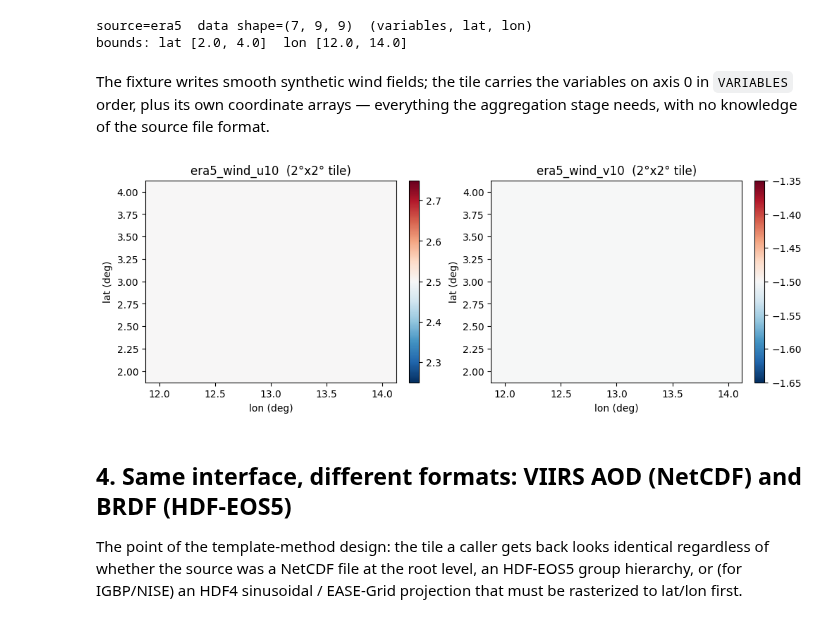
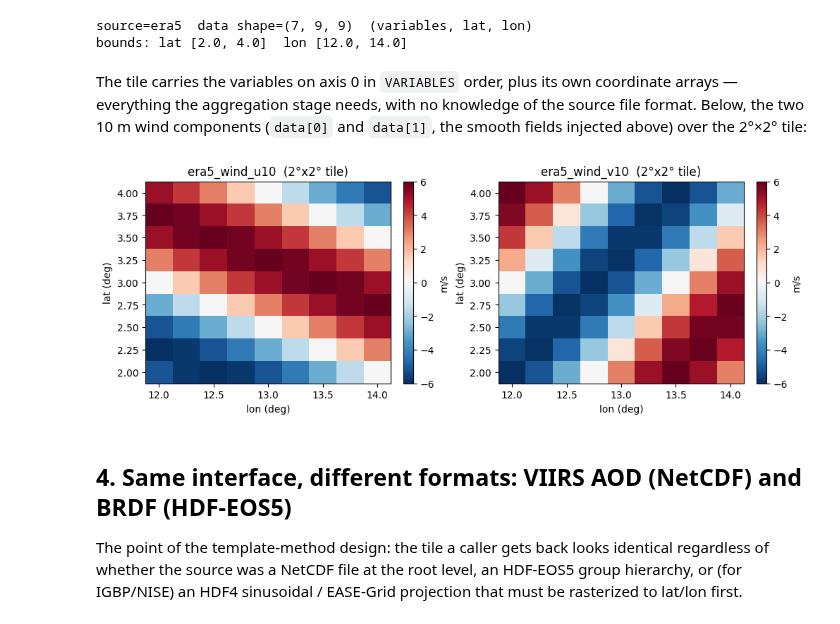
Before and after one commit to LASP-Libera/libera_utils, a Jupyter notebook: notebooks/02_readers_gridded.ipynb, the cells around one changed output. Saved outputs shown, nothing was run; the diff lists cells and outputs as text; code cells hidden in the pictures.

```diff
--- a/notebooks/02_readers_gridded.ipynb
+++ b/notebooks/02_readers_gridded.ipynb
@@ -119,6 +120,18 @@ from tests.test_data.footprint_matching.fixtures import (
 workdir = Path(tempfile.mkdtemp(prefix="fmatch_nb02_"))
 era5_path = make_era5_netcdf_fixture(workdir, lat_min=0.0, lat_max=8.0, lon_min=10.0, lon_max=18.0, n_lat=33, n_lon=33)
 
+# The fixture's wind components are constant (tuned for exact-value unit tests), which
+# would render as a flat color. For a legible demo we replace u10/v10 with smooth
+# spatially-varying fields, computed from the file's own coordinates so the descending
+# latitude axis is honored. The reader still reads a real NetCDF file, unchanged.
+with xr.open_dataset(era5_path) as _ds:
+    ds = _ds.load()
+lat2d, lon2d = np.meshgrid(ds["latitude"].values, ds["longitude"].values, indexing="ij")
+ds["u10"].values[:] = (6.0 * np.sin(2 * np.pi * lat2d / 3.0 + 2 * np.pi * lon2d / 6.0)).astype("float32")
+ds["v10"].values[:] = (6.0 * np.cos(2 * np.pi * lat2d / 4.0 - 2 * np.pi * lon2d / 3.0)).astype("float32")
+era5_path = workdir / "era5_fixture_smooth.nc"
+ds.to_netcdf(era5_path)
+
 era5 = era5_cls(era5_path)
 tile = era5.load_tile(TileKey("era5", lat_idx=46, lon_idx=96))  # lat [2,4], lon [12,14]
 print(f"source={tile.source}  data shape={tile.data.shape}  (variables, lat, lon)")
@@ -127,20 +140,22 @@ print(f"bounds: lat [{tile.bounds.lat_min}, {tile.bounds.lat_max}]  lon [{tile.b
 source=era5  data shape=(7, 9, 9)  (variables, lat, lon)
 bounds: lat [2.0, 4.0]  lon [12.0, 14.0]
 # %% [markdown]
-The fixture writes smooth synthetic wind fields; the tile carries the variables on
-axis 0 in `VARIABLES` order, plus its own coordinate arrays — everything the
-aggregation stage needs, with no knowledge of the source file format.
+The tile carries the variables on axis 0 in `VARIABLES` order, plus its own coordinate
+arrays — everything the aggregation stage needs, with no knowledge of the source file
+format. Below, the two 10 m wind components (`data[0]` and `data[1]`, the smooth fields
+injected above) over the 2°×2° tile:
 # %%
 fig, axes = plt.subplots(1, 2, figsize=(10, 3.6), constrained_layout=True)
 for ax, var_idx in zip(axes, (0, 1), strict=True):
-    im = ax.pcolormesh(tile.lons, tile.lats, tile.data[var_idx], shading="auto", cmap="RdBu_r")
+    vmax = float(np.nanmax(np.abs(tile.data[var_idx])))
+    im = ax.pcolormesh(tile.lons, tile.lats, tile.data[var_idx], shading="auto", cmap="RdBu_r", vmin=-vmax, vmax=vmax)
     ax.set_title(f"era5_{era5_cls.VARIABLES[var_idx].name}  (2°x2° tile)")
     ax.set_xlabel("lon (deg)")
     ax.set_ylabel("lat (deg)")
-    fig.colorbar(im, ax=ax)
+    fig.colorbar(im, ax=ax, label="m/s")
 plt.show()
 # %% [output]
-[figure, old version]
+[figure, new version]
 # %% [markdown]
 ## 4. Same interface, different formats: VIIRS AOD (NetCDF) and BRDF (HDF-EOS5)
 
```
Also changed, not shown: parts of 1 cell of this notebook.
